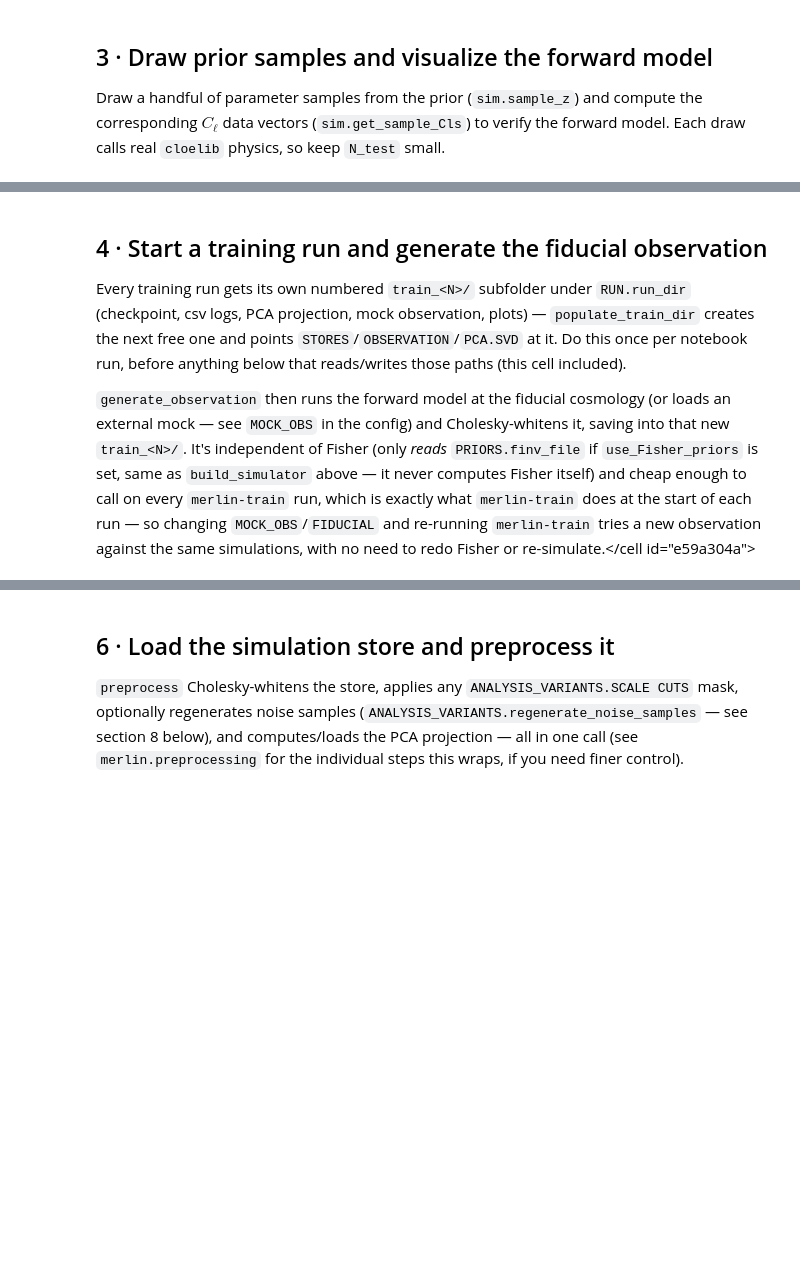
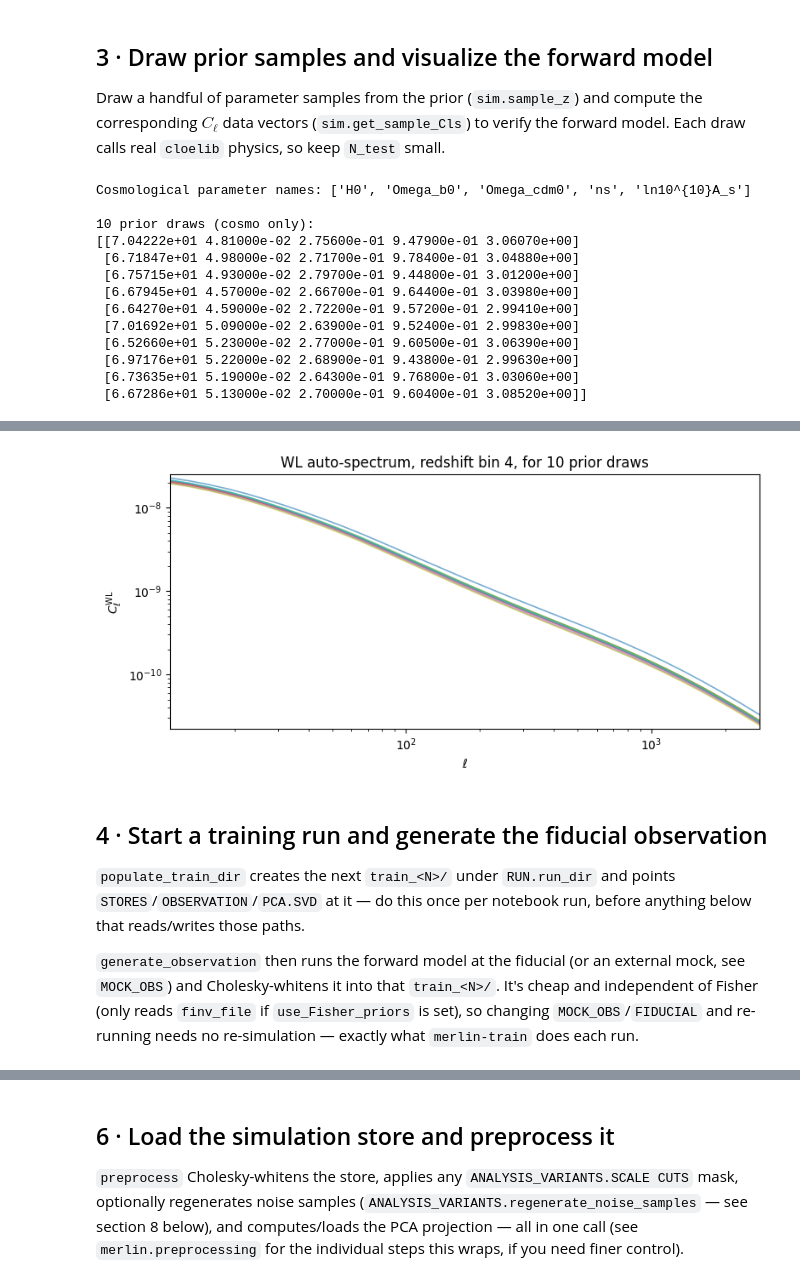
Before and after one commit to Alexandra-Wernersson/Merlin, a Jupyter notebook: notebooks/pipeline_walkthrough.ipynb, the cells around one changed output, grey strips where cells are left out. Drawn from its saved outputs; the diff is of its cells as text; code cells hidden in the pictures; blank space fills up the shorter version.

```diff
--- a/notebooks/pipeline_walkthrough.ipynb
+++ b/notebooks/pipeline_walkthrough.ipynb
@@ -51,7 +30,8 @@ Edit `CONFIG_PATH` below to point to your own config if needed. The cell prints
 every top-level section, the fiducial values, and a summary of which parameters
 are varied vs. fixed per `PRIORS` (see `merlin.resolve_priors`).
 # %%
-CONFIG_PATH = "../input/config_example.yaml"   # ← change to your config
+# change to your config
+CONFIG_PATH = "/gpfs/work4/0/einf4562/merlin_files/output_merlin/LCDM_200k_7sig_wderiv_restrict/train_1/config.yaml"
 
 config = merlin.load_config(CONFIG_PATH)
 
@@ -100,24 +111,53 @@ Draw a handful of parameter samples from the prior (`sim.sample_z`) and compute
 the corresponding $C_\ell$ data vectors (`sim.get_sample_Cls`) to verify the
 forward model. Each draw calls real `cloelib` physics, so keep `N_test` small.
 # %%
-N_test = 5
+N_test = 10
 z_samples = sim.sample_z(shape=(N_test,))   # (N_test, N_params)
 
 print("Cosmological parameter names:", merlin.COSMO_PARAMS)
 print(f"\n{N_test} prior draws (cosmo only):")
 print(z_samples[:, :merlin.N_COSMO].round(4))
 
+# Single redshift bin (auto-spectrum, i == j) -- keeps the plot readable: one
+# curve per prior draw, instead of mixing every bin's spectrum together.
+Nbin_z = config["CLOELIB_SETTINGS"]["Nbin_z"]
+BIN = 3   # 0-indexed redshift bin to plot
+auto_idx = BIN * Nbin_z - BIN * (BIN - 1) // 2
+
 fig, ax = plt.subplots(figsize=(8, 4))
+curves = []
 for z in z_samples:
     cls = sim.get_sample_Cls(z)
     n_wl = len(sim.WL_keys)
     wl_cls = cls[:n_wl * len(sim.ells)].reshape(n_wl, len(sim.ells))
-    ax.plot(sim.ells, wl_cls.T, lw=0.9, alpha=0.6)
+    curve = wl_cls[auto_idx]
+    curves.append(curve)
+    ax.plot(sim.ells, curve, lw=1.2, alpha=0.6)
 
 ax.set_xscale("log")
 ax.set_yscale("log")
 ax.set_xlabel(r"$\ell$")
 ax.set_ylabel(r"$C_\ell^{\rm WL}$")
-ax.set_title(f"WL auto-spectra for {N_test} prior draws")
+ax.set_title(f"WL auto-spectrum, redshift bin {BIN + 1}, for {N_test} prior draws")
+
+# Zoom tightly to where the curves actually live, instead of leaving
+# matplotlib's default autoscale padding around them.
+curves = np.array(curves)
+ax.set_xlim(sim.ells.min(), sim.ells.max())
+ax.set_ylim(curves.min() * 0.9, curves.max() * 1.1)
 plt.tight_layout()
 plt.show()
+# %% [output]
+Cosmological parameter names: ['H0', 'Omega_b0', 'Omega_cdm0', 'ns', 'ln10^{10}A_s']
+
+10 prior draws (cosmo only):
+[[7.04222e+01 4.81000e-02 2.75600e-01 9.47900e-01 3.06070e+00]
+ [6.71847e+01 4.98000e-02 2.71700e-01 9.78400e-01 3.04880e+00]
+ [6.75715e+01 4.93000e-02 2.79700e-01 9.44800e-01 3.01200e+00]
+ [6.67945e+01 4.57000e-02 2.66700e-01 9.64400e-01 3.03980e+00]
+ [6.64270e+01 4.59000e-02 2.72200e-01 9.57200e-01 2.99410e+00]
+ [7.01692e+01 5.09000e-02 2.63900e-01 9.52400e-01 2.99830e+00]
+ [6.52660e+01 5.23000e-02 2.77000e-01 9.60500e-01 3.06390e+00]
+ [6.97176e+01 5.22000e-02 2.68900e-01 9.43800e-01 2.99630e+00]
+ [6.73635e+01 5.19000e-02 2.64300e-01 9.76800e-01 3.03060e+00]
+ [6.67286e+01 5.13000e-02 2.70000e-01 9.60400e-01 3.08520e+00]]
@@ -124,21 +166,16 @@ plt.show()
+[figure, added]
 # %% [markdown]
 ## 4 · Start a training run and generate the fiducial observation
 
-Every training run gets its own numbered `train_<N>/` subfolder under
-`RUN.run_dir` (checkpoint, csv logs, PCA projection, mock observation, plots)
-— `populate_train_dir` creates the next free one and points
-`STORES`/`OBSERVATION`/`PCA.SVD` at it. Do this once per notebook run, before
-anything below that reads/writes those paths (this cell included).
+`populate_train_dir` creates the next `train_<N>/` under `RUN.run_dir` and
+points `STORES`/`OBSERVATION`/`PCA.SVD` at it — do this once per notebook run,
+before anything below that reads/writes those paths.
 
-`generate_observation` then runs the forward model at the fiducial cosmology
-(or loads an external mock — see `MOCK_OBS` in the config) and Cholesky-whitens
-it, saving into that new `train_<N>/`. It's independent of Fisher (only
-*reads* `PRIORS.finv_file` if `use_Fisher_priors` is set, same as
-`build_simulator` above — it never computes Fisher itself) and cheap enough to
-call on every `merlin-train` run, which is exactly what `merlin-train` does at
-the start of each run — so changing `MOCK_OBS`/`FIDUCIAL` and
-re-running `merlin-train` tries a new observation against the same
-simulations, with no need to redo Fisher or re-simulate.</cell id="e59a304a">
+`generate_observation` then runs the forward model at the fiducial (or an
+external mock, see `MOCK_OBS`) and Cholesky-whitens it into that `train_<N>/`.
+It's cheap and independent of Fisher (only reads `finv_file` if
+`use_Fisher_priors` is set), so changing `MOCK_OBS`/`FIDUCIAL` and
+re-running needs no re-simulation — exactly what `merlin-train` does each run.
 # %%
 train_id = merlin.populate_train_dir(config, CONFIG_PATH)
 print(f"Created train_{train_id} under {config['RUN']['run_dir']}")
```
Also changed, not shown: parts of 11 cells of this notebook, 1 other file.
